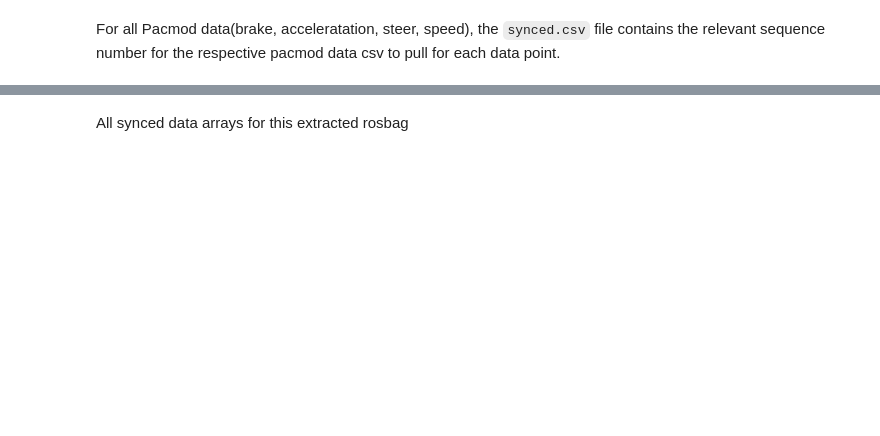
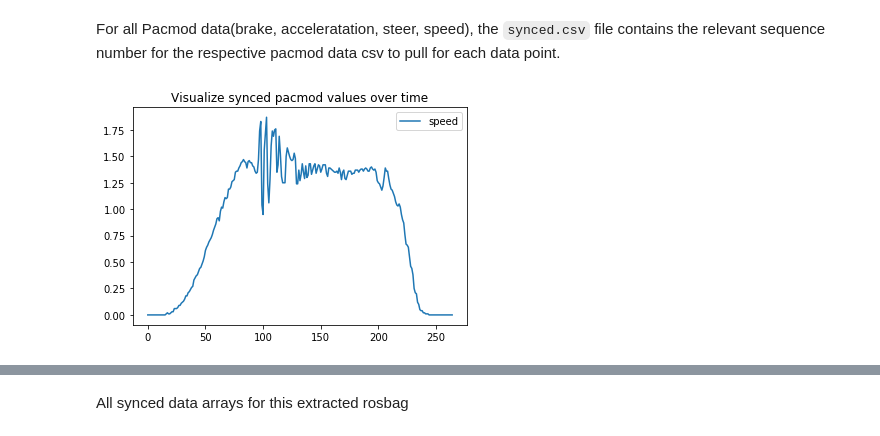
Before and after one commit to zillur01/hil_ws, a Jupyter notebook: scripts/load_il_sync.ipynb, the cells around one changed output, grey strips where cells are left out. Saved outputs shown, nothing was run; the diff lists cells and outputs as text; code cells hidden in the pictures; blank space fills up the shorter version.

```diff
--- a/scripts/load_il_sync.ipynb
+++ b/scripts/load_il_sync.ipynb
@@ -6,8 +6,8 @@ import os
 import cv2
 
 # Extracted data Directory
-input_data_dir = "/media/yshen47/674eaf4c-ac33-42a8-9a4c-cace68d8cccd/home/gem/demo_ws/src/HIL_Research/src/hil/data/cone_il_extracted/cone_first_pass_2022-12-15-09-07-15"
-
+# input_data_dir = "/media/yshen47/674eaf4c-ac33-42a8-9a4c-cace68d8cccd/home/gem/demo_ws/src/HIL_Research/src/hil/data/cone_il_extracted/cone_first_pass_2022-12-15-09-07-15"
+input_data_dir = "/media/bhargav/03E7-EC27/cone_bags_extracted/cone2_2022-12-12-16-30-37"
 # topic_save_paths = [
 #             "pc",
 #             "gps.csv", "accel.csv", "brake.csv", "steer.csv", "speed.csv",
@@ -57,13 +71,15 @@ for i in df["speed_seqnum"]:
     speed_vals.append(df_speed[df_speed["field.header.seq"]==i]["field.vehicle_speed"].item())
 speed_vals = np.array(speed_vals)
 # %%
-plt.plot(brake_vals, label="brake")
-plt.plot(accel_vals, label="accel")
+# plt.plot(brake_vals, label="brake")
+# plt.plot(accel_vals, label="accel")
 plt.plot(speed_vals, label="speed")
-plt.plot(steer_vals, label="steer")
+# plt.plot(steer_vals, label="steer")
 plt.title("Visualize synced pacmod values over time")
 plt.legend()
 plt.show()
+# %% [output]
+[figure, added]
 # %%
 df_gps = pd.read_csv(gps_path)
 gps_vals = []
```
Also changed, not shown: parts of 5 cells of this notebook, 2 other files.
